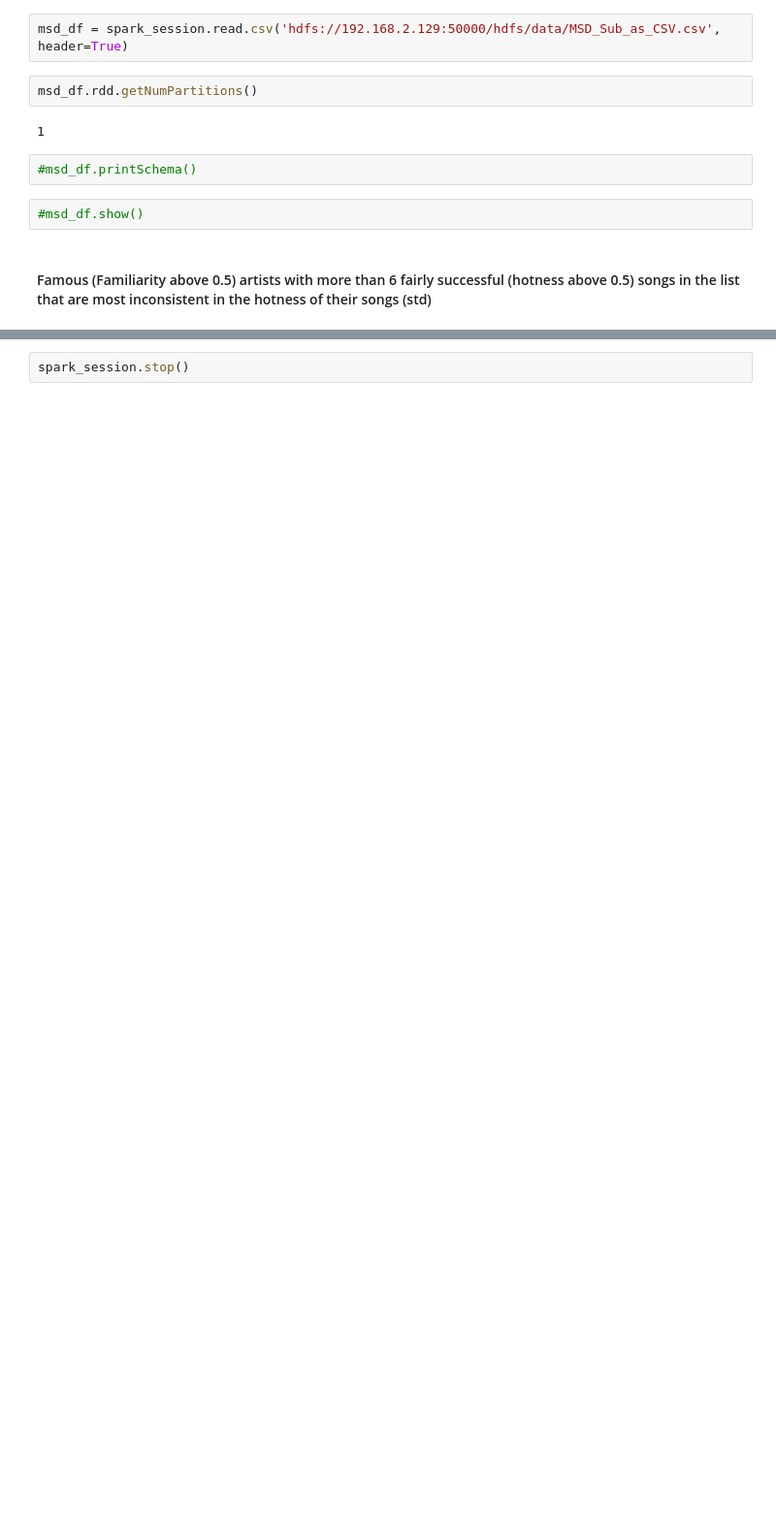
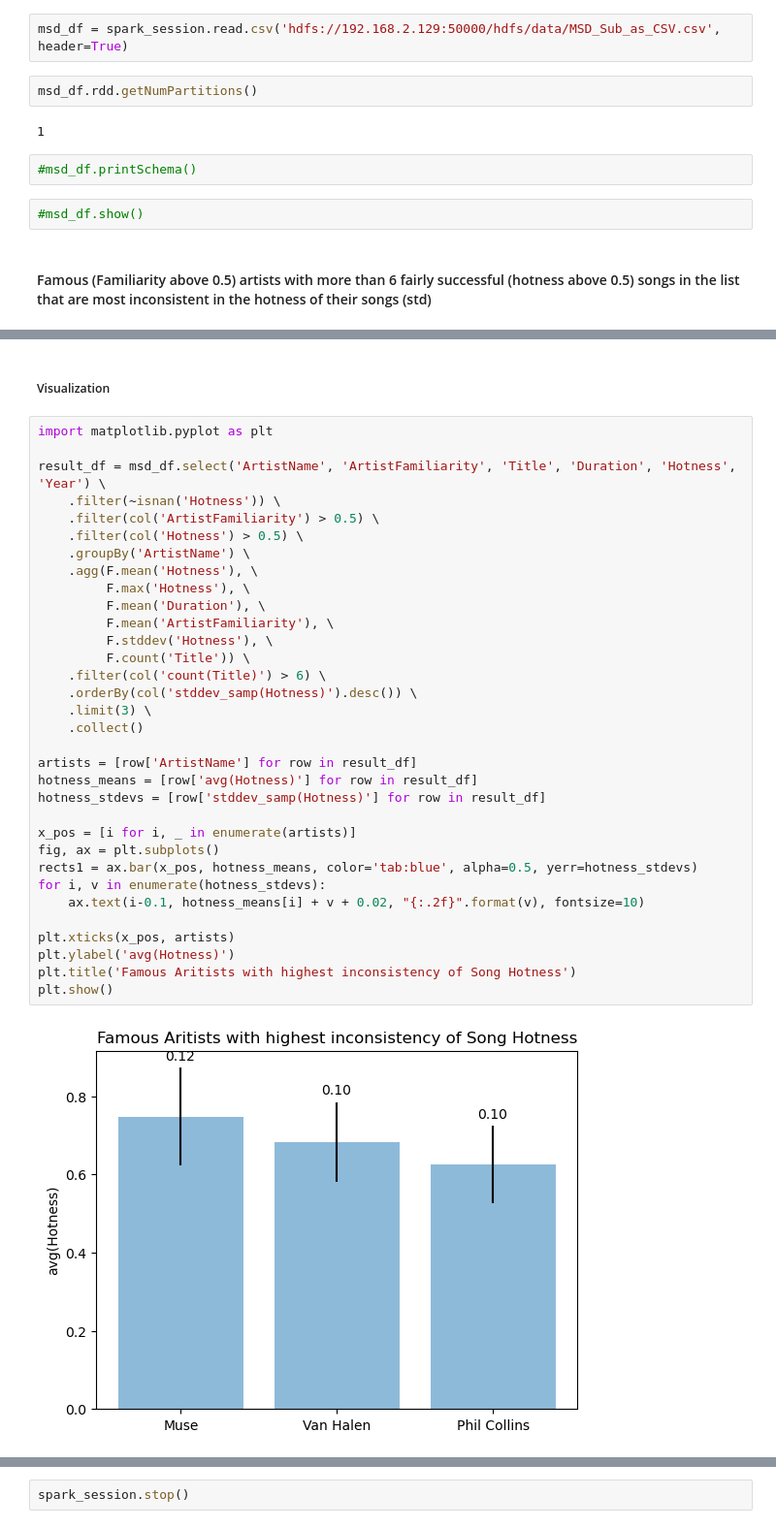
Before and after one commit to Group-20-Data-Eng-1/DE-1, a Jupyter notebook: MSD_analysis_pt1.ipynb, the cells around one changed output, grey strips where cells are left out. Shown at 97% size. Cells and saved outputs as stored; diff of their text form; blank space fills up the shorter version.

Commit message:
Updated with visualization

```diff
--- a/MSD_analysis_pt1.ipynb
+++ b/MSD_analysis_pt1.ipynb
@@ -59 +71,38 @@ msd_df.select('ArtistName','ArtistFamiliarity', 'Title', 'Duration', 'Hotness',
+# %% [markdown]
+##### Visualization
+# %%
+import matplotlib.pyplot as plt
+
+result_df = msd_df.select('ArtistName', 'ArtistFamiliarity', 'Title', 'Duration', 'Hotness', 'Year') \
+    .filter(~isnan('Hotness')) \
+    .filter(col('ArtistFamiliarity') > 0.5) \
+    .filter(col('Hotness') > 0.5) \
+    .groupBy('ArtistName') \
+    .agg(F.mean('Hotness'), \
+         F.max('Hotness'), \
+         F.mean('Duration'), \
+         F.mean('ArtistFamiliarity'), \
+         F.stddev('Hotness'), \
+         F.count('Title')) \
+    .filter(col('count(Title)') > 6) \
+    .orderBy(col('stddev_samp(Hotness)').desc()) \
+    .limit(3) \
+    .collect()
+
+artists = [row['ArtistName'] for row in result_df]
+hotness_means = [row['avg(Hotness)'] for row in result_df]
+hotness_stdevs = [row['stddev_samp(Hotness)'] for row in result_df]
+
+x_pos = [i for i, _ in enumerate(artists)]
+fig, ax = plt.subplots()
+rects1 = ax.bar(x_pos, hotness_means, color='tab:blue', alpha=0.5, yerr=hotness_stdevs)
+for i, v in enumerate(hotness_stdevs):
+    ax.text(i-0.1, hotness_means[i] + v + 0.02, "{:.2f}".format(v), fontsize=10)
+
+plt.xticks(x_pos, artists)
+plt.ylabel('avg(Hotness)')
+plt.title('Famous Aritists with highest inconsistency of Song Hotness')
+plt.show()
+# %% [output]
+[figure, added]
 # %% [markdown]
```
Also changed, not shown: parts of 5 cells of this notebook.
